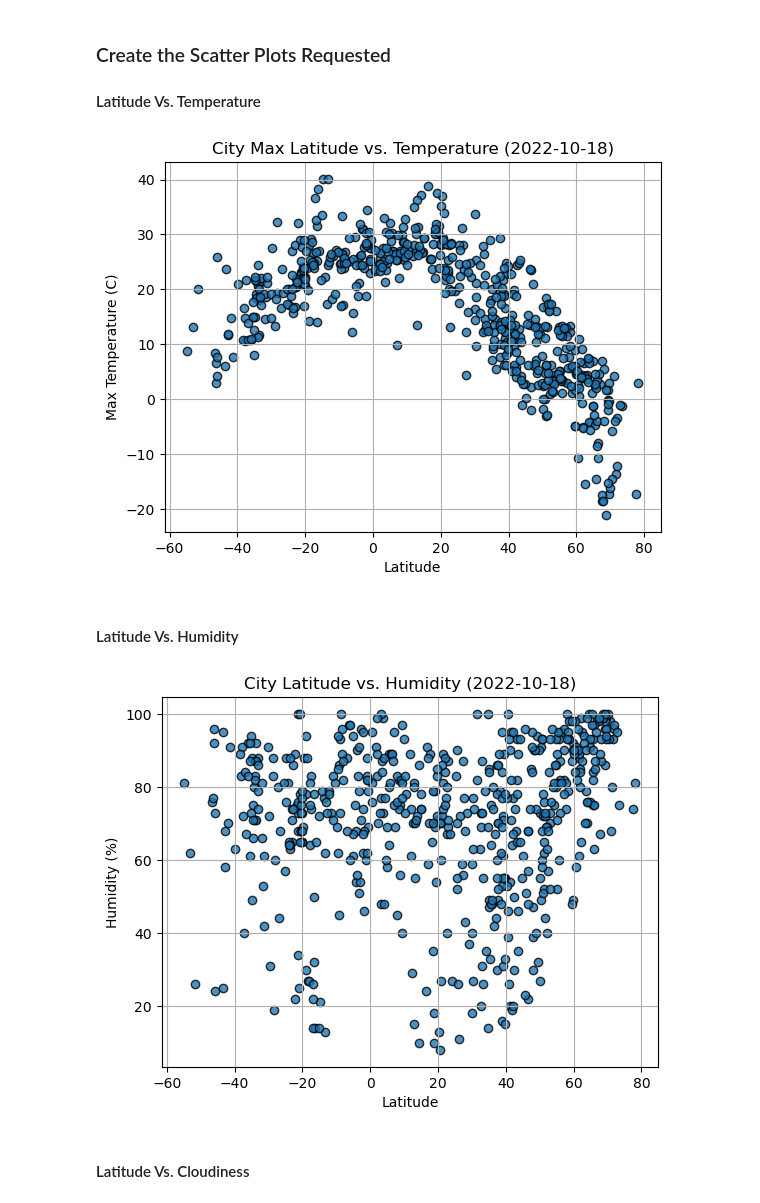
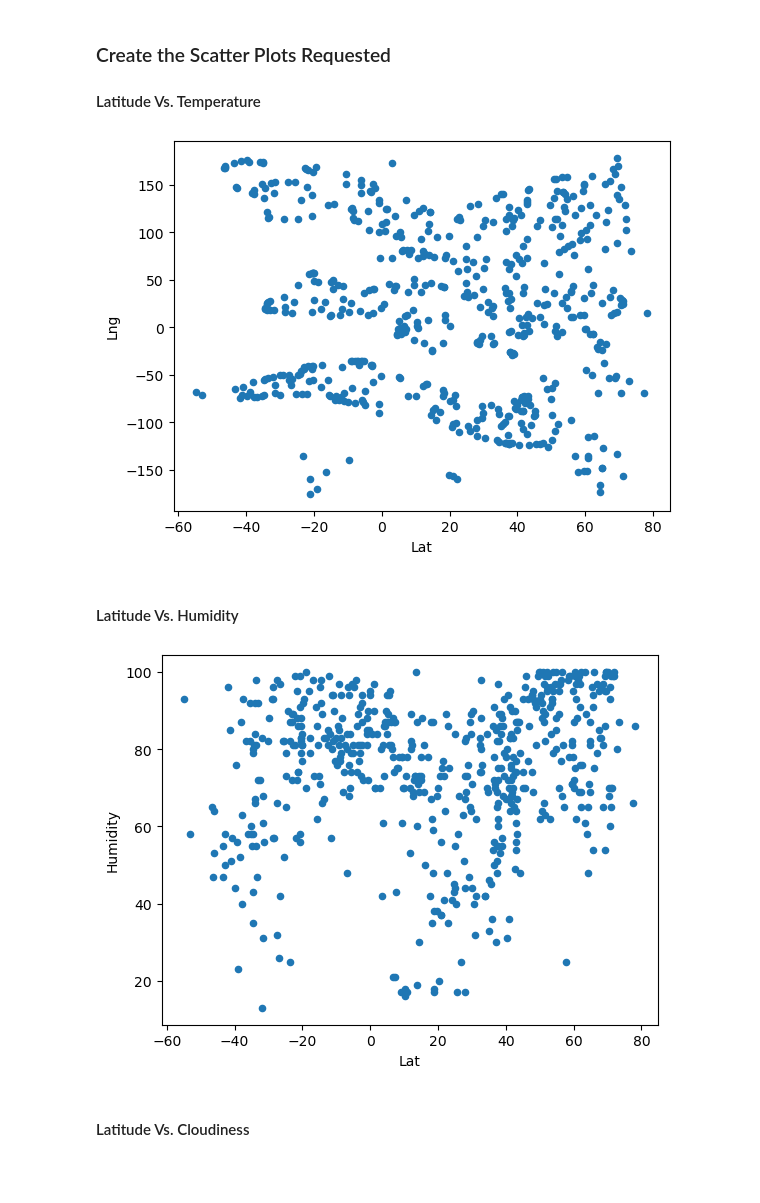
Before and after one commit to edwardAugust/python-api-challenge, a Jupyter notebook: starter_code/WeatherPy.ipynb, the cells around one changed output. Saved outputs shown, nothing was run; the diff lists cells and outputs as text; code cells hidden in the pictures; blank space fills up the shorter version.

```diff
--- a/starter_code/WeatherPy.ipynb
+++ b/starter_code/WeatherPy.ipynb
@@ -219,6 +218,6 @@ city_data_df.to_csv("output_data/cities.csv", index_label="City_ID")
 # %%
 # Read saved data
-city_data_df = pd.read_csv("output_data/cities.csv", index_col="City_ID")
+city_data_df = pd.read_csv("../output_data/cities.csv", index_col="City_ID")
 
 # Display sample data
 city_data_df.head()
@@ -236,34 +235,34 @@ city_data_df.head()
 #### Latitude Vs. Temperature
 # %%
 # Build scatter plot for latitude vs. temperature
-# YOUR CODE HERE
+city_data_df.plot.scatter(x = 'Lat', y = 'Lng')
 
 # Incorporate the other graph properties
 # YOUR CODE HERE
 
 # Save the figure
-plt.savefig("output_data/Fig1.png")
+plt.savefig("../output_data/Fig1.png")
 
 # Show plot
 plt.show()
 # %% [output]
-[figure, old version]
+[figure, new version]
 # %% [markdown]
 #### Latitude Vs. Humidity
 # %%
 # Build the scatter plots for latitude vs. humidity
-# YOUR CODE HERE
+city_data_df.plot.scatter(x = 'Lat', y = 'Humidity')
 
 # Incorporate the other graph properties
 # YOUR CODE HERE
 
 # Save the figure
-plt.savefig("output_data/Fig2.png")
+plt.savefig("../output_data/Fig2.png")
 
 # Show plot
 plt.show()
 # %% [output]
-[figure, old version]
+[figure, new version]
 # %% [markdown]
 #### Latitude Vs. Cloudiness
 # %%
```
Also changed, not shown: parts of 15 cells of this notebook.
